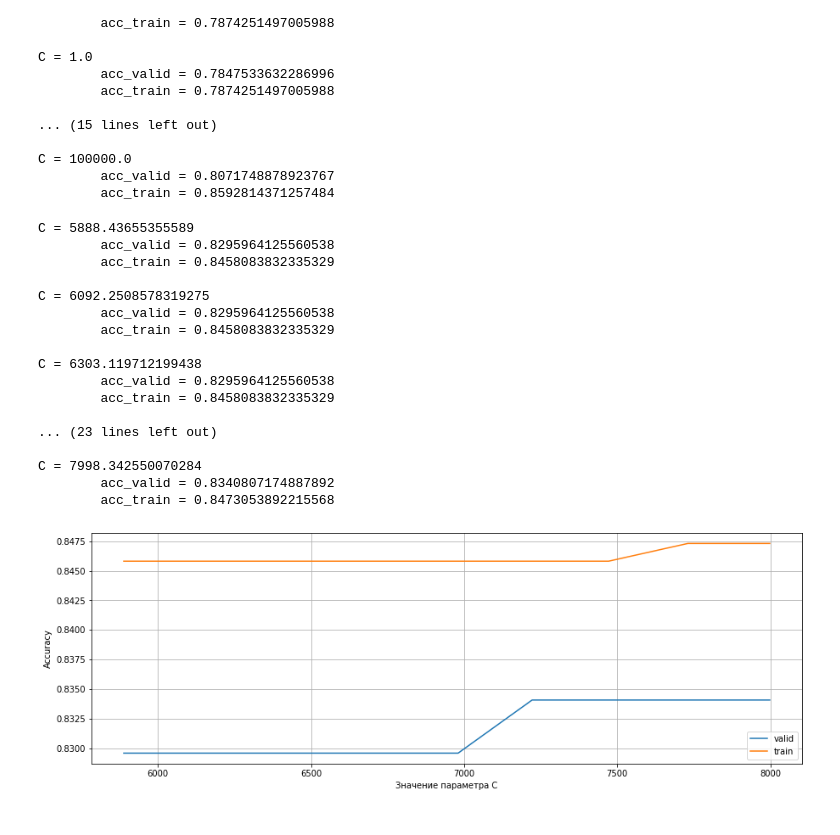
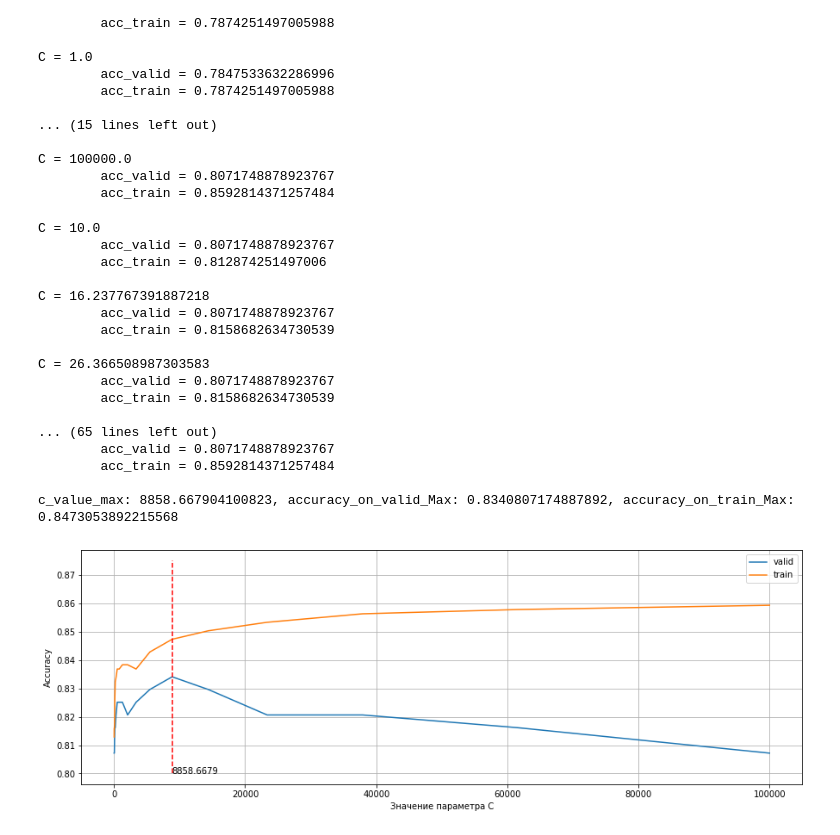
Before and after one commit to vadimsachkov/PYTHON-for-DATA-SCIENCE, a Jupyter notebook: HW_LESSON6/SVM test.ipynb, the cells around one changed output. Drawn from its saved outputs; the diff is of its cells as text; code cells hidden in the pictures.

```diff
--- a/HW_LESSON6/SVM test.ipynb
+++ b/HW_LESSON6/SVM test.ipynb
@@ -118,10 +118,14 @@ C = 100000.0
         acc_valid = 0.8071748878923767
         acc_train = 0.8592814371257484
 # %%
-c_values = np.logspace(3.77, 3.903, 10)
+c_values = np.logspace(1, 5, 20)
 
 accuracy_on_valid = []
 accuracy_on_train = []
+
+accuracy_on_valid_Max=0
+accuracy_on_train_Max=0
+c_value_max=0
 
 for i, value in enumerate(c_values):
     clf = SVC(C=value, gamma="auto")
@@ -134,6 +138,11 @@ for i, value in enumerate(c_values):
     acc_valid = accuracy_score(y_valid, y_pred)
     acc_train = accuracy_score(y_train, y_pred_train)
 
+    if acc_valid > accuracy_on_valid_Max:
+        accuracy_on_train_Max = acc_train
+        accuracy_on_valid_Max = acc_valid
+        c_value_max= value
+
     if i % 1 == 0:
         print('C = {}'.format(value))
         print('\tacc_valid = {}'.format(acc_valid))
@@ -141,45 +150,50 @@ for i, value in enumerate(c_values):
 
     accuracy_on_valid.append(acc_valid)
     accuracy_on_train.append(acc_train)
+
+print (f"c_value_max: {c_value_max}, accuracy_on_valid_Max: {accuracy_on_valid_Max}, accuracy_on_train_Max: {accuracy_on_train_Max}" )
 # %% [output]
-C = 5888.43655355589
-        acc_valid = 0.8295964125560538
-        acc_train = 0.8458083832335329
+C = 10.0
+        acc_valid = 0.8071748878923767
+        acc_train = 0.812874251497006
 
-C = 6092.2508578319275
-        acc_valid = 0.8295964125560538
-        acc_train = 0.8458083832335329
+C = 16.237767391887218
+        acc_valid = 0.8071748878923767
+        acc_train = 0.8158682634730539
 
-C = 6303.119712199438
-        acc_valid = 0.8295964125560538
-        acc_train = 0.8458083832335329
+C = 26.366508987303583
+        acc_valid = 0.8071748878923767
+        acc_train = 0.8158682634730539
 
-... (23 lines left out)
+... (65 lines left out)
+        acc_valid = 0.8071748878923767
+        acc_train = 0.8592814371257484
 
-C = 7998.342550070284
-        acc_valid = 0.8340807174887892
-        acc_train = 0.8473053892215568
+c_value_max: 8858.667904100823, accuracy_on_valid_Max: 0.8340807174887892, accuracy_on_train_Max: 0.8473053892215568
 # %%
 from matplotlib import pyplot as plt
 #from pylab import rcParams
 
 #plt.rcParams['figure.figsize'] = 10,10
 plt.figure(figsize=(18,6))
 
 %matplotlib inline
 
 fig,ax=plt.subplots(nrows=1,ncols=1)
 fig.set_size_inches(15,5)
 
 ax.plot(c_values, accuracy_on_valid, label="valid")
 ax.plot(c_values, accuracy_on_train, label="train")
 
 ax.set_xlabel('Значение параметра C')
 ax.set_ylabel('Accuracy')
 
+ax.plot([c_value_max]*10, np.linspace(0.8, 0.875, 10), '--', c = 'r')
+ax.text(c_value_max, 0.8, round(c_value_max, 4) )
+
 ax.legend()
 ax.grid()
 
 plt.show()
 # %% [output]
-[figure, old version]
+[figure, new version]
```
